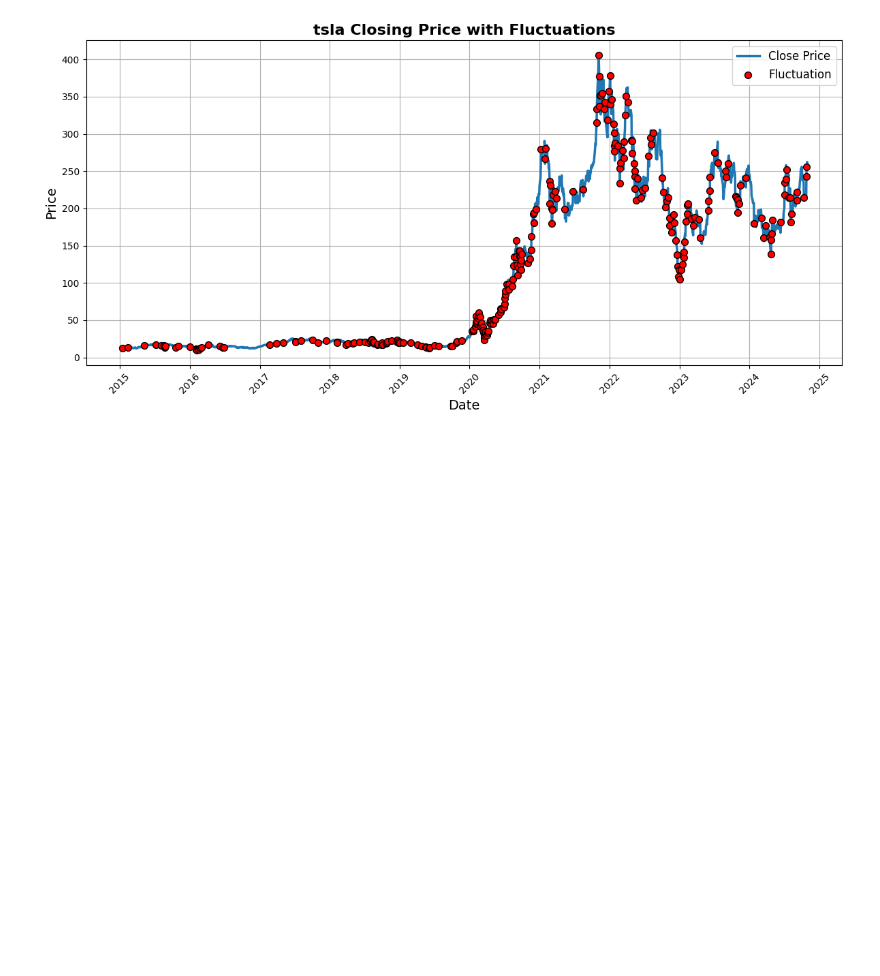
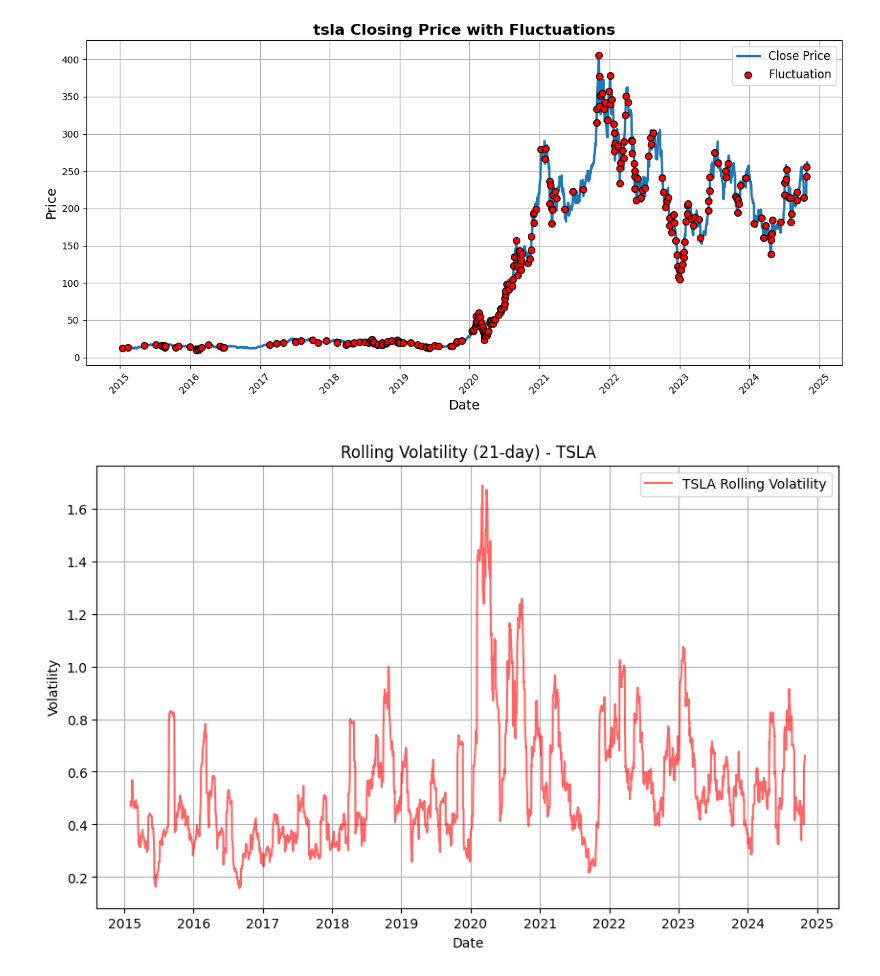
Before and after one commit to hermelawesene/GMF-portfolio-optimization--WEEK11, a Jupyter notebook: notebooks/preprocessing_eda.ipynb, the cells around one changed output. Cells and saved outputs as stored; diff of their text form; code cells hidden in the pictures; blank space fills up the shorter version.

Commit message:
Analyze volatility by calculating rolling means and standard deviations

```diff
--- a/notebooks/preprocessing_eda.ipynb
+++ b/notebooks/preprocessing_eda.ipynb
@@ -159,3 +130,8 @@ plt.tight_layout()
 plt.show()
 # %% [output]
 [figure]
+# %%
+#Calculate and plot the daily percentage change to observe volatility.
+rolling_volatility(tsla_data, "TSLA")
+# %% [output]
+[figure, added]
```
Also changed, not shown: parts of 14 cells of this notebook, 1 other file.
